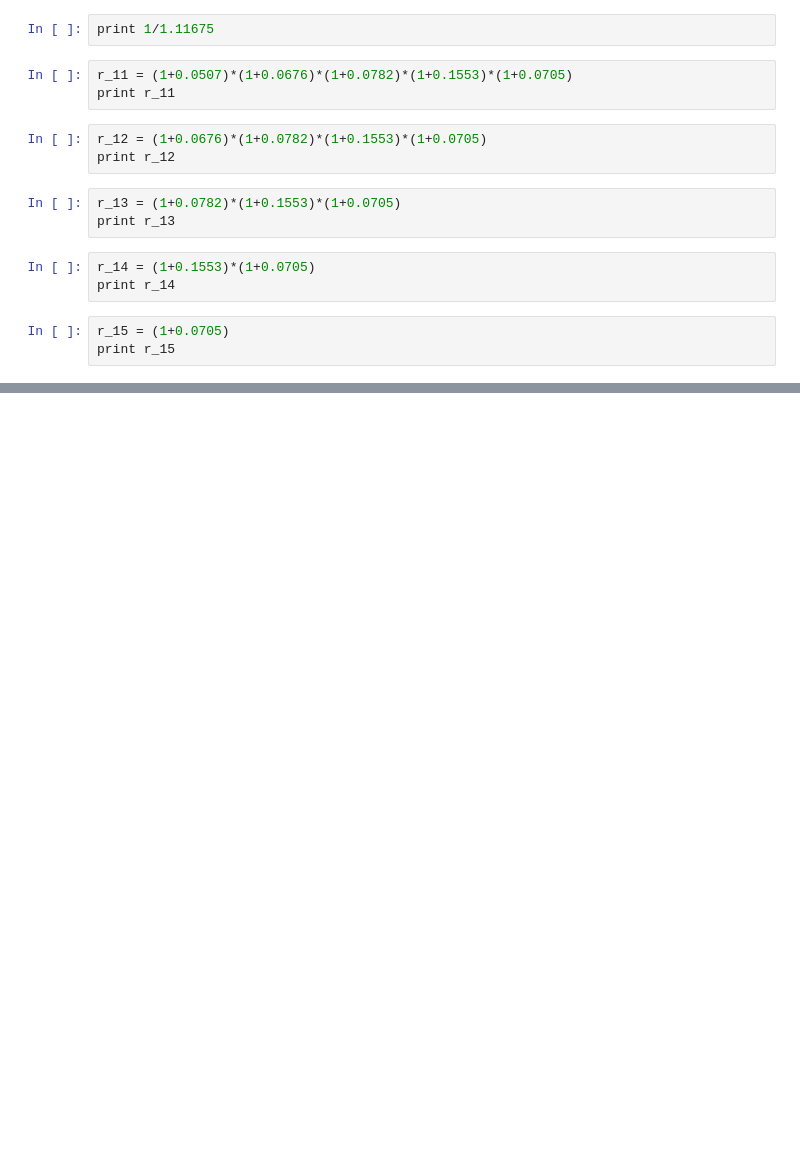
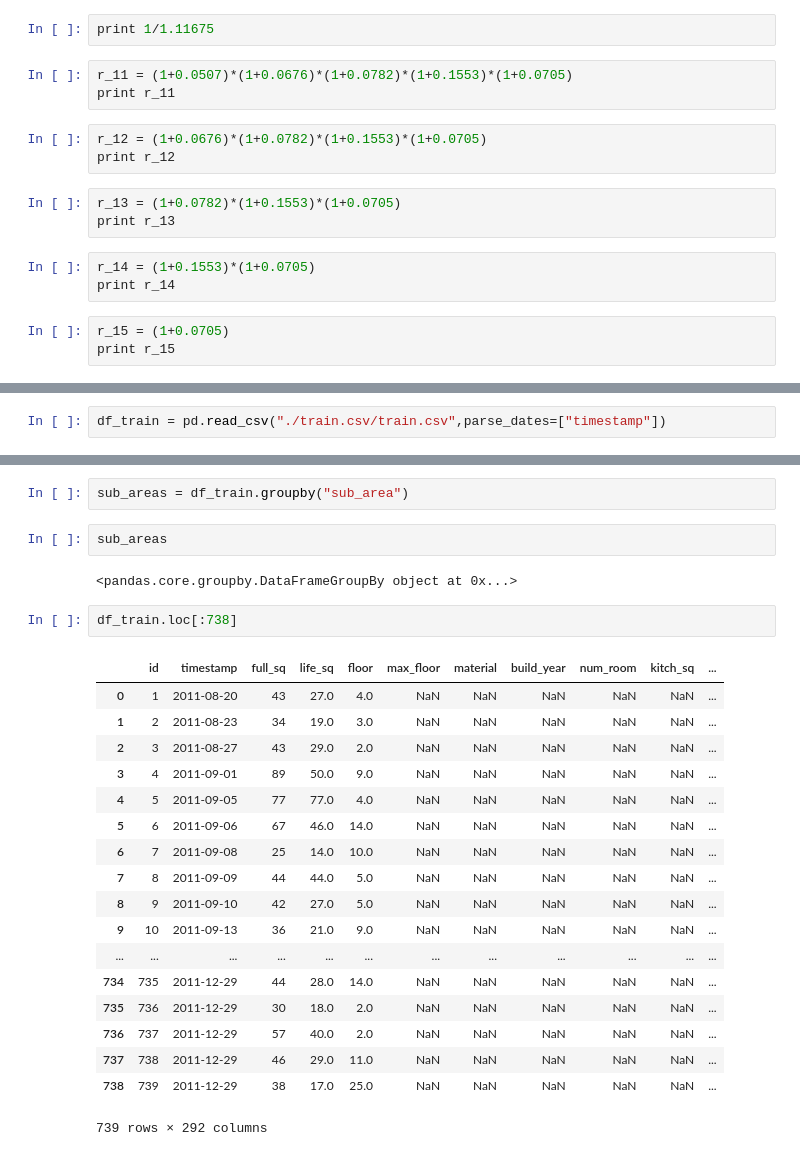
Before and after one commit to oniwan/Sberbank, a Jupyter notebook: Untitled6.ipynb, the cells around one changed output, grey strips where cells are left out. Cells and saved outputs as stored; diff of their text form; blank space fills up the shorter version.

```diff
--- a/Untitled6.ipynb
+++ b/Untitled6.ipynb
@@ -102,0 +279,2 @@ print r_15
+# %%
+df_train = pd.read_csv("./train.csv/train.csv",parse_dates=["timestamp"])
@@ -102,0 +348,27 @@ print r_15
+# %%
+sub_areas = df_train.groupby("sub_area")
+# %%
+sub_areas
+# %% [output]
+<pandas.core.groupby.DataFrameGroupBy object at 0x...>
+# %%
+df_train.loc[:738]
+# %% [output]
+|  | id | timestamp | full_sq | life_sq | floor | max_floor | material | build_year | num_room | kitch_sq | ... |
+| 0 | 1 | 2011-08-20 | 43 | 27.0 | 4.0 | NaN | NaN | NaN | NaN | NaN | ... |
+| 1 | 2 | 2011-08-23 | 34 | 19.0 | 3.0 | NaN | NaN | NaN | NaN | NaN | ... |
+| 2 | 3 | 2011-08-27 | 43 | 29.0 | 2.0 | NaN | NaN | NaN | NaN | NaN | ... |
+| 3 | 4 | 2011-09-01 | 89 | 50.0 | 9.0 | NaN | NaN | NaN | NaN | NaN | ... |
+| 4 | 5 | 2011-09-05 | 77 | 77.0 | 4.0 | NaN | NaN | NaN | NaN | NaN | ... |
+| 5 | 6 | 2011-09-06 | 67 | 46.0 | 14.0 | NaN | NaN | NaN | NaN | NaN | ... |
+| 6 | 7 | 2011-09-08 | 25 | 14.0 | 10.0 | NaN | NaN | NaN | NaN | NaN | ... |
+| 7 | 8 | 2011-09-09 | 44 | 44.0 | 5.0 | NaN | NaN | NaN | NaN | NaN | ... |
+| 8 | 9 | 2011-09-10 | 42 | 27.0 | 5.0 | NaN | NaN | NaN | NaN | NaN | ... |
+| 9 | 10 | 2011-09-13 | 36 | 21.0 | 9.0 | NaN | NaN | NaN | NaN | NaN | ... |
+| ... | ... | ... | ... | ... | ... | ... | ... | ... | ... | ... | ... |
+| 734 | 735 | 2011-12-29 | 44 | 28.0 | 14.0 | NaN | NaN | NaN | NaN | NaN | ... |
+| 735 | 736 | 2011-12-29 | 30 | 18.0 | 2.0 | NaN | NaN | NaN | NaN | NaN | ... |
+| 736 | 737 | 2011-12-29 | 57 | 40.0 | 2.0 | NaN | NaN | NaN | NaN | NaN | ... |
+| 737 | 738 | 2011-12-29 | 46 | 29.0 | 11.0 | NaN | NaN | NaN | NaN | NaN | ... |
+| 738 | 739 | 2011-12-29 | 38 | 17.0 | 25.0 | NaN | NaN | NaN | NaN | NaN | ... |
+739 rows × 292 columns
```
Also changed, not shown: parts of 28 cells of this notebook, 2 other files.
